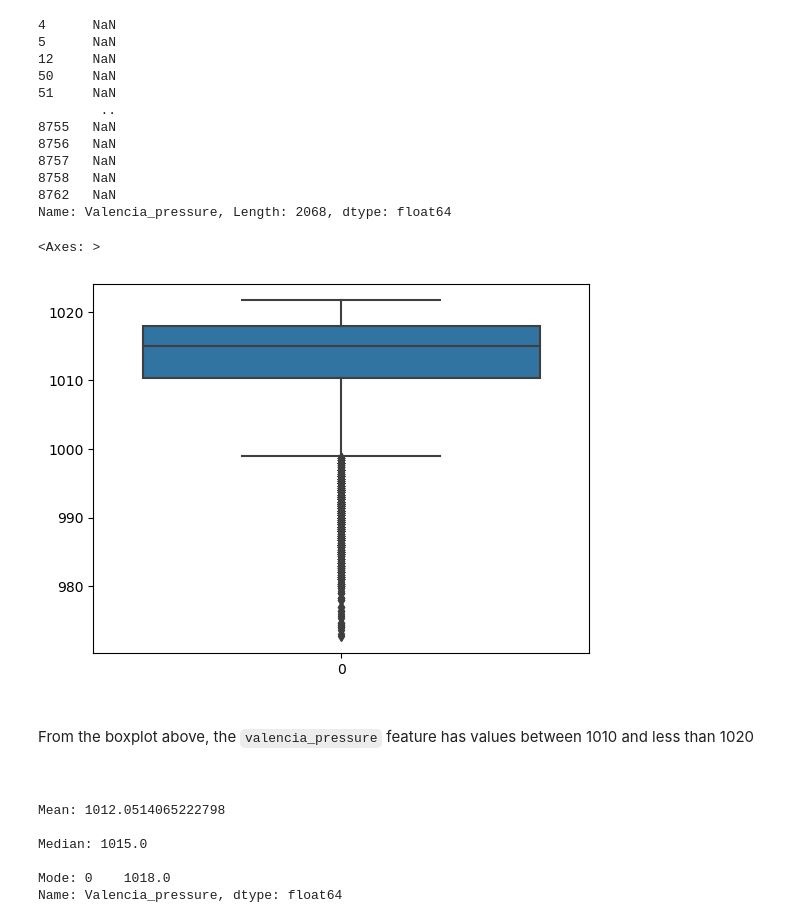
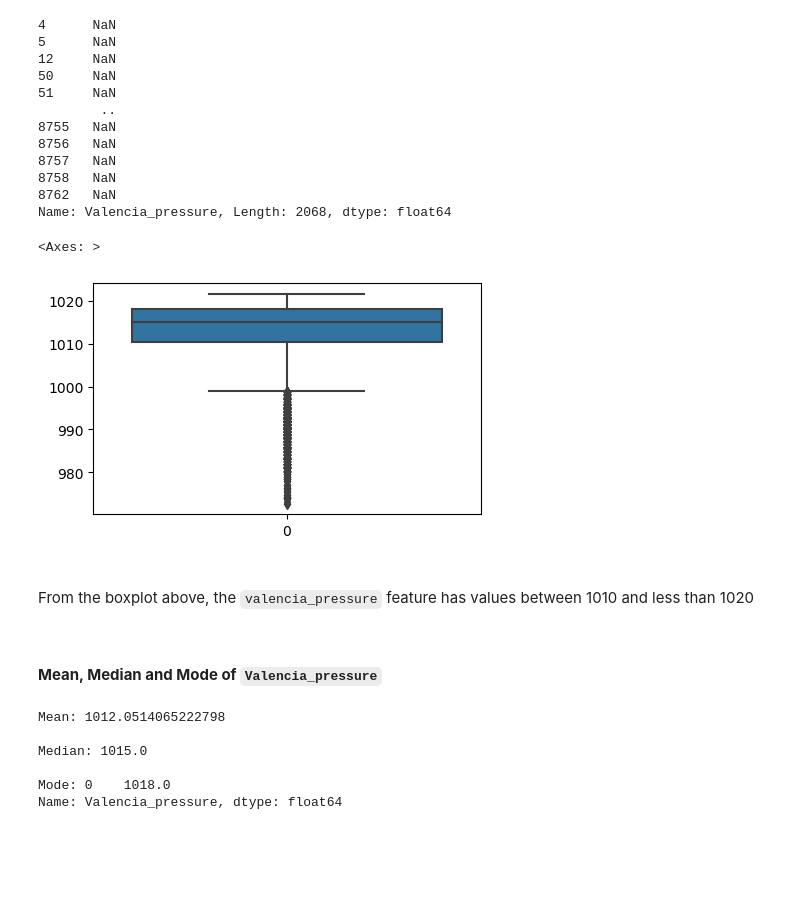
Before and after one commit to YinkaOlusola/Energy_Demand_Shortfall_Prediction-Advanced_Regression, a Jupyter notebook: project_notebook.ipynb, the cells around one changed output. Drawn from its saved outputs; the diff is of its cells as text; code cells hidden in the pictures; blank space fills up the shorter version.

```diff
--- a/project_notebook.ipynb
+++ b/project_notebook.ipynb
@@ -349,16 +355,20 @@ df_train[df_train['Valencia_pressure'].isnull()]['Valencia_pressure']
 8762   NaN
 Name: Valencia_pressure, Length: 2068, dtype: float64
 # %%
+plt.figure(figsize=(5, 3))
+
 sns.boxplot(df_train['Valencia_pressure'])
 # %% [output]
 <Axes: >
-[figure, old version]
+[figure, new version]
 # %% [markdown]
 <br>
 
 From the boxplot above, the `valencia_pressure` feature has values between 1010 and less than 1020
 
 <br>
+# %% [markdown]
+**Mean, Median and Mode of `Valencia_pressure`**
 # %%
 # Checking the Summary statistics of Valencia_pressure
 
```
Also changed, not shown: parts of 50 cells of this notebook.
